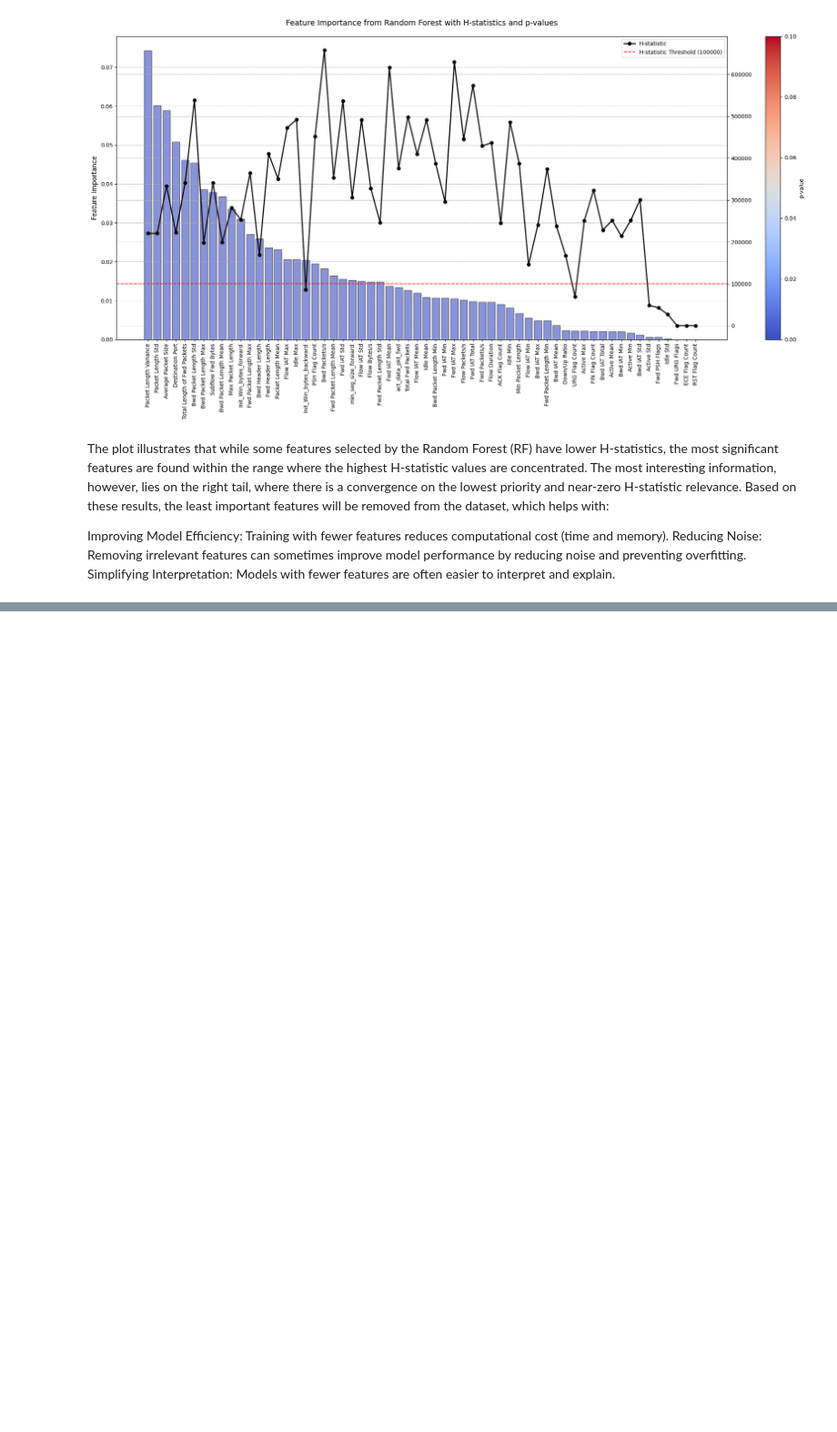
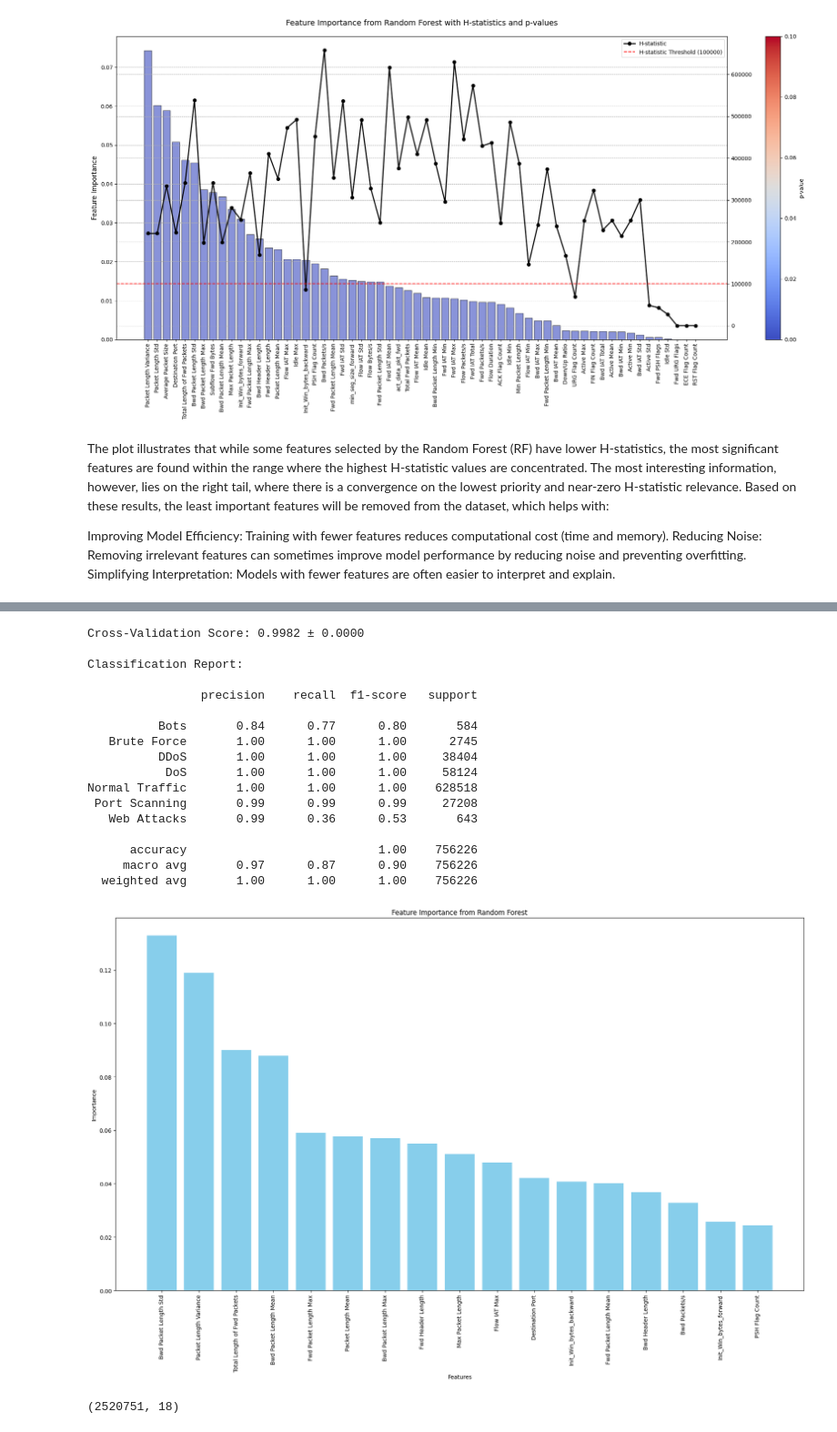
Before and after one commit to IamAdite/CiCIDS2017n2018MLSTUDY, a Jupyter notebook: cicids2017_prep/cicids2017_prep.ipynb, the cells around one changed output, grey strips where cells are left out. Shown at 91% size. Drawn from its saved outputs; the diff is of its cells as text; code cells hidden in the pictures; blank space fills up the shorter version.

```diff
--- a/cicids2017_prep/cicids2017_prep.ipynb
+++ b/cicids2017_prep/cicids2017_prep.ipynb
@@ -1097,0 +1213,21 @@ df.to_csv('cicids2017_FeatSelected.csv', index=False)
+# %%
+feature_importance_tree, cm, rf_labels, cv_scores = analyze_feature_importance_rf(df, numeric_features)
+# %% [output]
+Cross-Validation Score: 0.9982 ± 0.0000
+
+Classification Report:
+
+                precision    recall  f1-score   support
+
+          Bots       0.84      0.77      0.80       584
+   Brute Force       1.00      1.00      1.00      2745
+          DDoS       1.00      1.00      1.00     38404
+           DoS       1.00      1.00      1.00     58124
+Normal Traffic       1.00      1.00      1.00    628518
+ Port Scanning       0.99      0.99      0.99     27208
+   Web Attacks       0.99      0.36      0.53       643
+
+      accuracy                           1.00    756226
+     macro avg       0.97      0.87      0.90    756226
+  weighted avg       1.00      1.00      1.00    756226
+[figure, added]
@@ -1097,0 +1236,4 @@ df.to_csv('cicids2017_FeatSelected.csv', index=False)
+# %%
+df.shape
+# %% [output]
+(2520751, 18)
```
Also changed, not shown: parts of 30 cells of this notebook.
